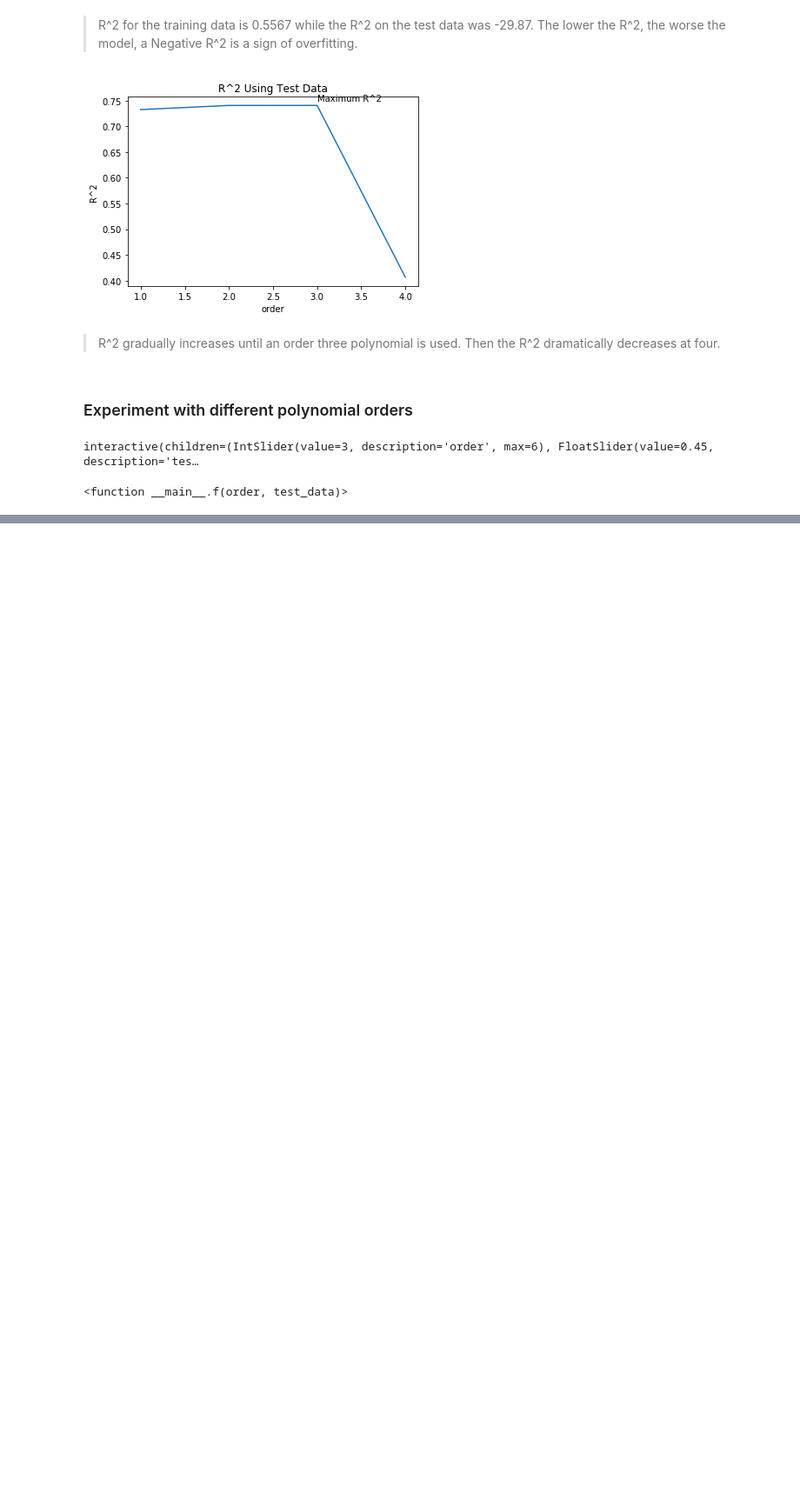
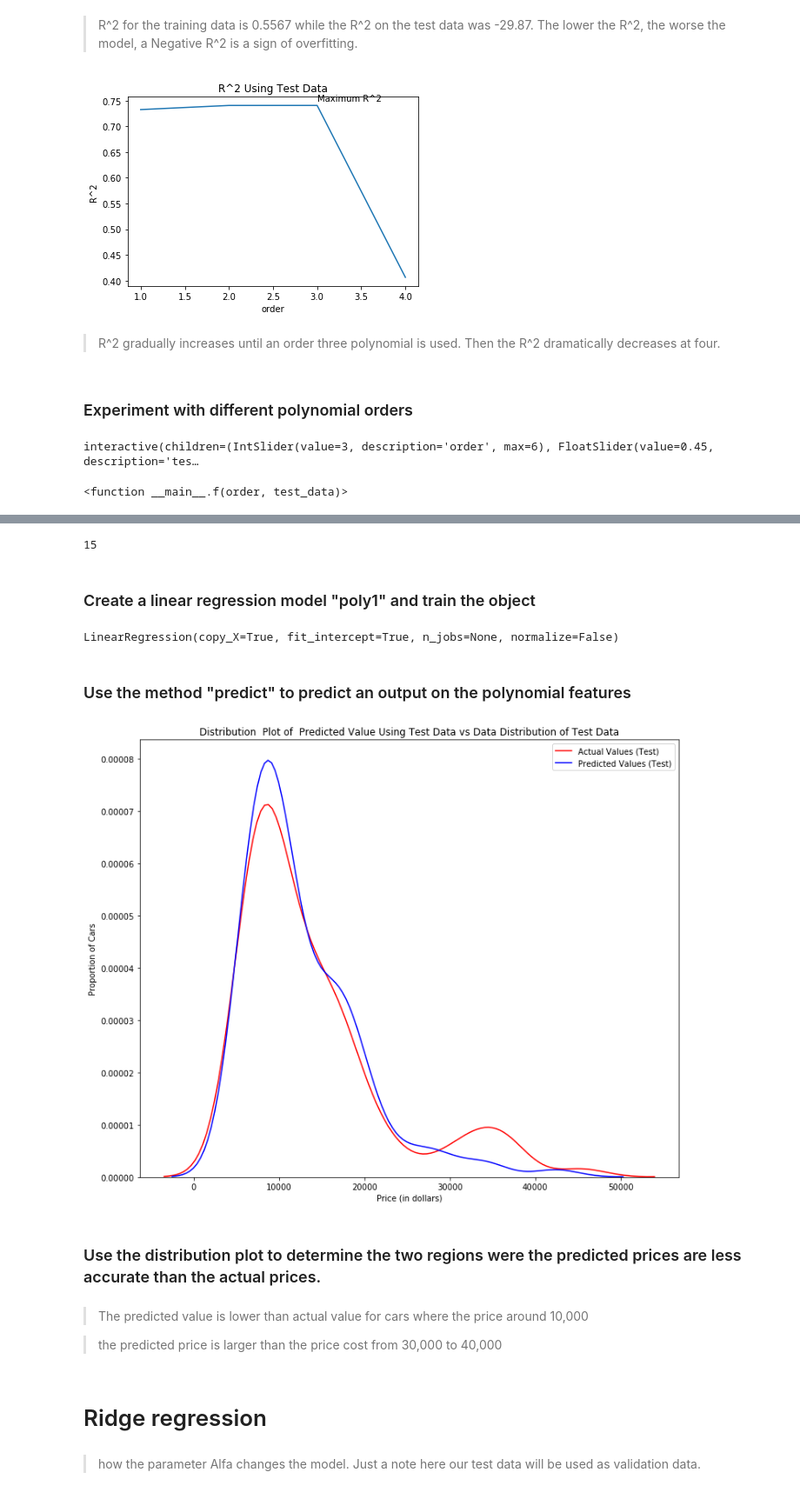
Before and after one commit to aymanibrahim/dapy, a Jupyter notebook: notebooks/05_Model_Evaluation.ipynb, the cells around one changed output, grey strips where cells are left out. Shown: that part at 87% size. Saved outputs shown, nothing was run; the diff lists cells and outputs as text; code cells hidden in the pictures; blank space fills up the shorter version.

```diff
--- a/notebooks/05_Model_Evaluation.ipynb
+++ b/notebooks/05_Model_Evaluation.ipynb
@@ -393,0 +395,3 @@ interactive(children=(IntSlider(value=3, description='order', max=6), FloatSlide
+# %%
+pr1 = PolynomialFeatures(degree=2)
+pr1
@@ -393,0 +403,32 @@ interactive(children=(IntSlider(value=3, description='order', max=6), FloatSlide
+# %%
+x_train_pr1 = pr1.fit_transform(x_train[['horsepower', 'curb-weight', 'engine-size' , 'highway-mpg']])
+x_test_pr1 = pr1.fit_transform(x_test[['horsepower', 'curb-weight', 'engine-size' , 'highway-mpg']])
+# %%
+x_train_pr1.shape[1]
+# %% [output]
+15
+# %% [markdown]
+### Create a linear regression model "poly1" and train the object
+# %%
+poly1 = LinearRegression()
+poly1.fit(x_train_pr1, y_train)
+# %% [output]
+LinearRegression(copy_X=True, fit_intercept=True, n_jobs=None, normalize=False)
+# %% [markdown]
+### Use the method "predict" to predict an output on the polynomial features
+# %%
+yhat_test1=poly1.predict(x_train_pr1)
+Title='Distribution  Plot of  Predicted Value Using Test Data vs Data Distribution of Test Data'
+DistributionPlot(y_test, yhat_test1, "Actual Values (Test)", "Predicted Values (Test)", Title)
+# %% [output]
+[figure, added]
+# %% [markdown]
+### Use the distribution plot to determine the two regions were the predicted prices are less accurate than the actual prices.
+# %% [markdown]
+>The predicted value is lower than actual value for cars where the price around 10,000
+
+> the predicted price is larger than the price cost from 30,000 to 40,000
+# %% [markdown]
+# Ridge regression
+# %% [markdown]
+> how the parameter Alfa changes the model. Just a note here our test data will be used as validation data.
```
Also changed, not shown: parts of 11 cells of this notebook, 1 other file.
